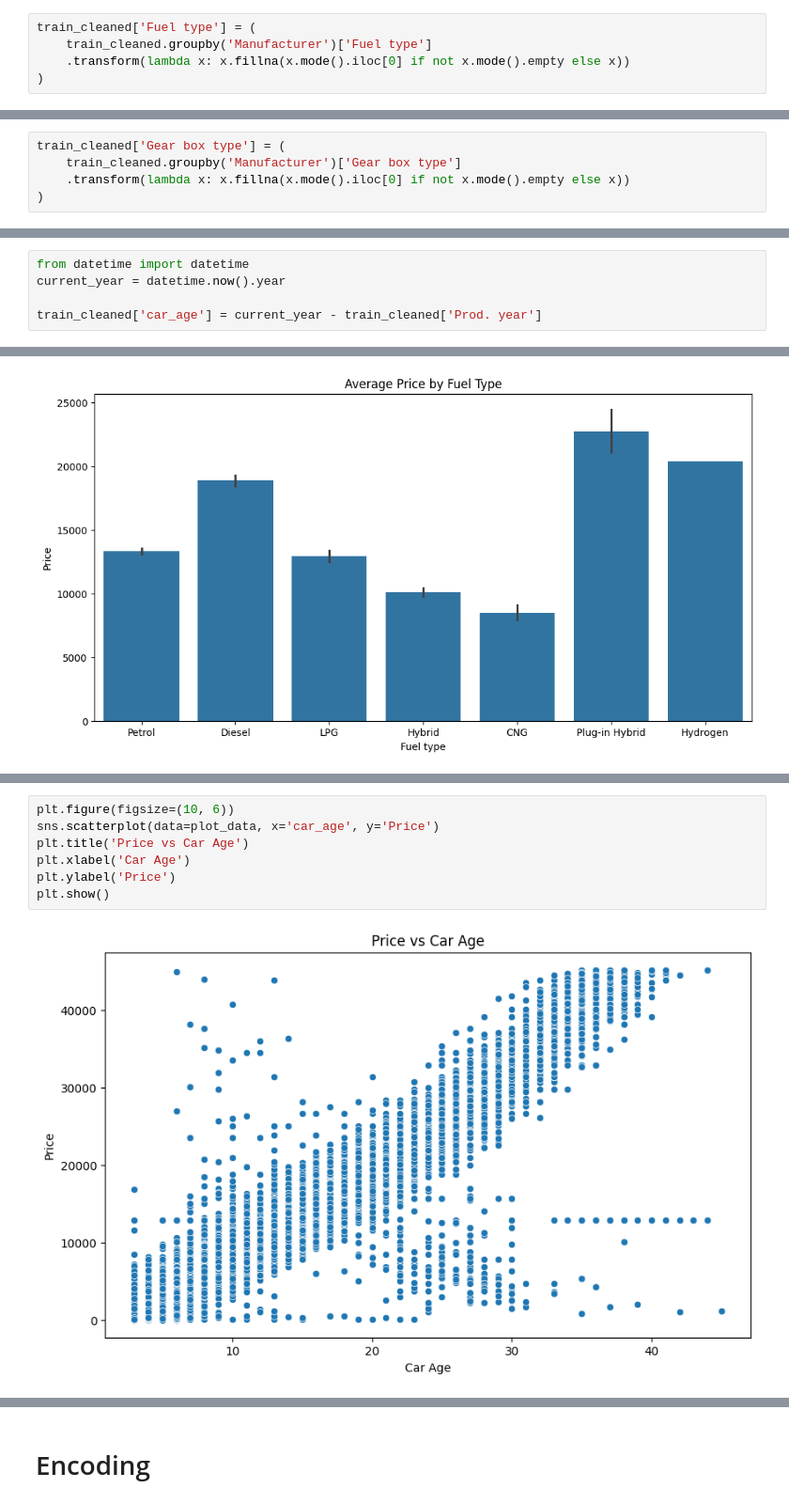
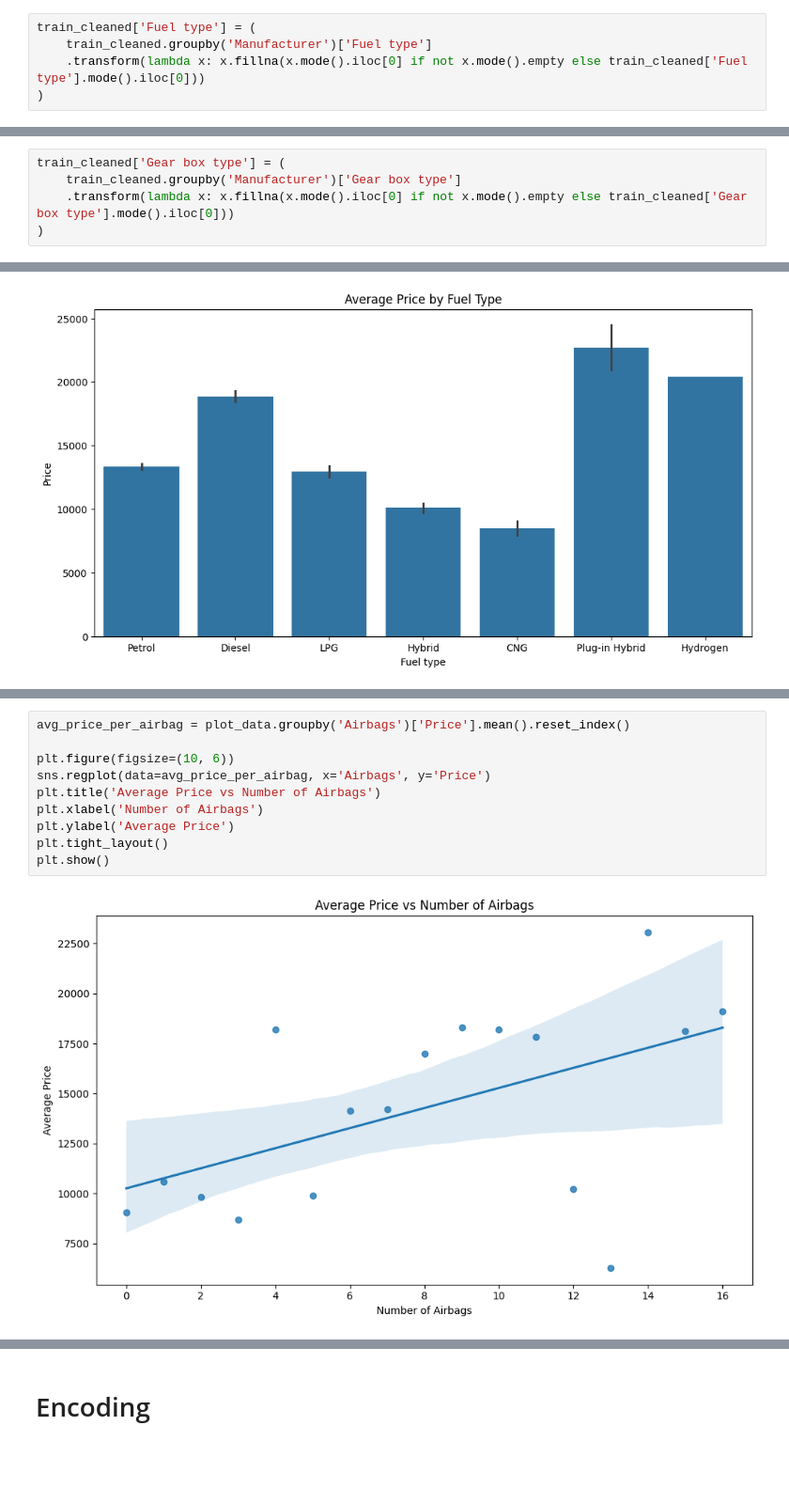
Before and after one commit to farahelmashad/Car_pred, a Jupyter notebook: Copy_of_CarpricePrediction.ipynb, the cells around one changed output, grey strips where cells are left out. Shown at 94% size. Cells and saved outputs as stored; diff of their text form; blank space fills up the shorter version.

```diff
--- a/Copy_of_CarpricePrediction.ipynb
+++ b/Copy_of_CarpricePrediction.ipynb
@@ -283,7 +297,7 @@ print(test_cleaned['Model'].isnull().sum())
 # %%
 train_cleaned['Fuel type'] = (
     train_cleaned.groupby('Manufacturer')['Fuel type']
-    .transform(lambda x: x.fillna(x.mode().iloc[0] if not x.mode().empty else x))
+    .transform(lambda x: x.fillna(x.mode().iloc[0] if not x.mode().empty else train_cleaned['Fuel type'].mode().iloc[0]))
 )
 # %%
 print(train_cleaned['Fuel type'].isnull().sum())
@@ -301,7 +315,7 @@ print(test_cleaned['Fuel type'].isnull().sum())
 # %%
 train_cleaned['Gear box type'] = (
     train_cleaned.groupby('Manufacturer')['Gear box type']
-    .transform(lambda x: x.fillna(x.mode().iloc[0] if not x.mode().empty else x))
+    .transform(lambda x: x.fillna(x.mode().iloc[0] if not x.mode().empty else train_cleaned['Gear box type'].mode().iloc[0]))
 )
 # %%
 print(train_cleaned['Gear box type'].isnull().sum())
@@ -1339,5 +1350,0 @@ memory usage: 2.6+ MB
-# %%
-from datetime import datetime
-current_year = datetime.now().year
-
-train_cleaned['car_age'] = current_year - train_cleaned['Prod. year']
@@ -1417,9 +1417,12 @@ plt.show()
 # %%
+avg_price_per_airbag = plot_data.groupby('Airbags')['Price'].mean().reset_index()
+
 plt.figure(figsize=(10, 6))
-sns.scatterplot(data=plot_data, x='car_age', y='Price')
-plt.title('Price vs Car Age')
-plt.xlabel('Car Age')
-plt.ylabel('Price')
+sns.regplot(data=avg_price_per_airbag, x='Airbags', y='Price')
+plt.title('Average Price vs Number of Airbags')
+plt.xlabel('Number of Airbags')
+plt.ylabel('Average Price')
+plt.tight_layout()
 plt.show()
 # %% [output]
-[figure, old version]
+[figure, new version]
```
Also changed, not shown: parts of 58 cells of this notebook.
